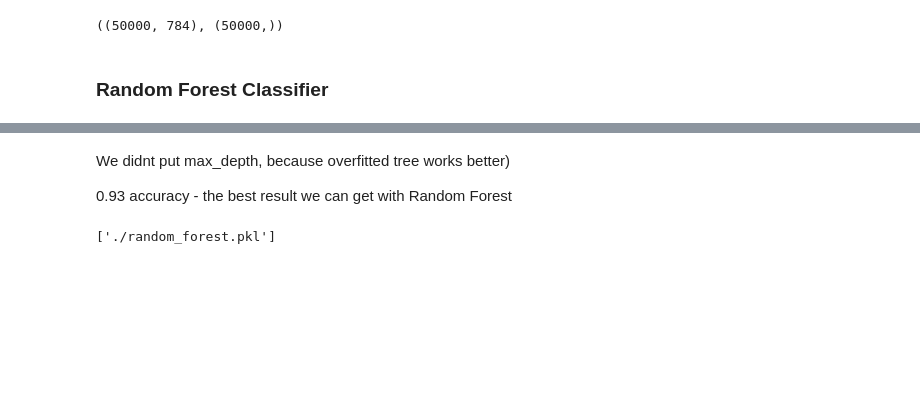
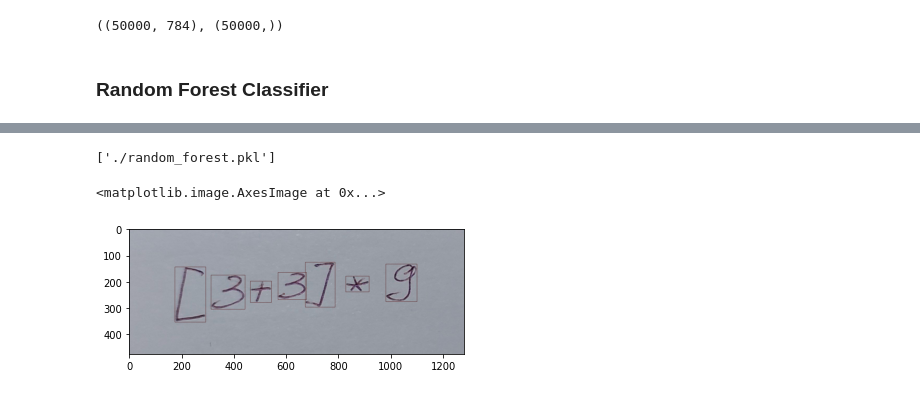
Before and after one commit to mogilyoy/telegram_calculator, a Jupyter notebook: model_prep/model_selection.ipynb, the cells around one changed output, grey strips where cells are left out. Drawn from its saved outputs; the diff is of its cells as text; code cells hidden in the pictures; blank space fills up the shorter version.

```diff
--- a/model_prep/model_selection.ipynb
+++ b/model_prep/model_selection.ipynb
@@ -113,5 +117 @@ weighted avg       0.93      0.93      0.93     10000
-# %% [markdown]
-We didnt put max_depth, because overfitted tree works better)
-
-0.93 accuracy - the best result we can get with Random Forest
 # %%
@@ -120,0 +174,7 @@ joblib.dump(model, './random_forest.pkl')
+# %%
+letters, output = letters_extract('/content/equasion.jpg')
+# %%
+plt.imshow(output)
+# %% [output]
+<matplotlib.image.AxesImage at 0x...>
+[figure, added]
```
Also changed, not shown: parts of 16 cells of this notebook, 2 other files.
